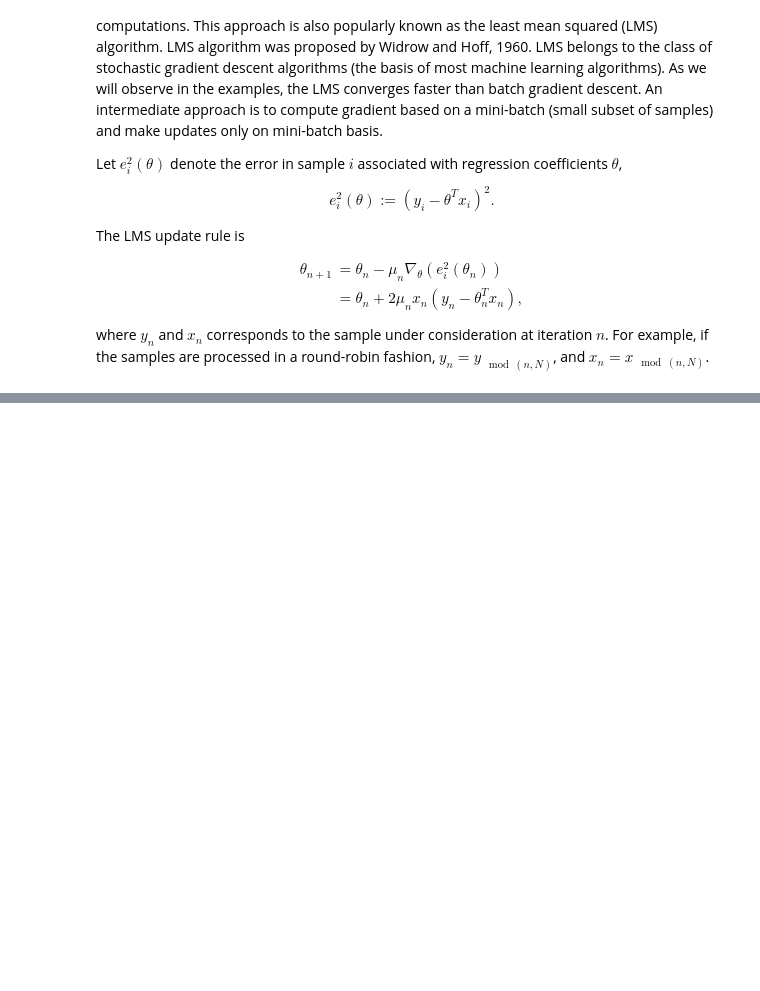
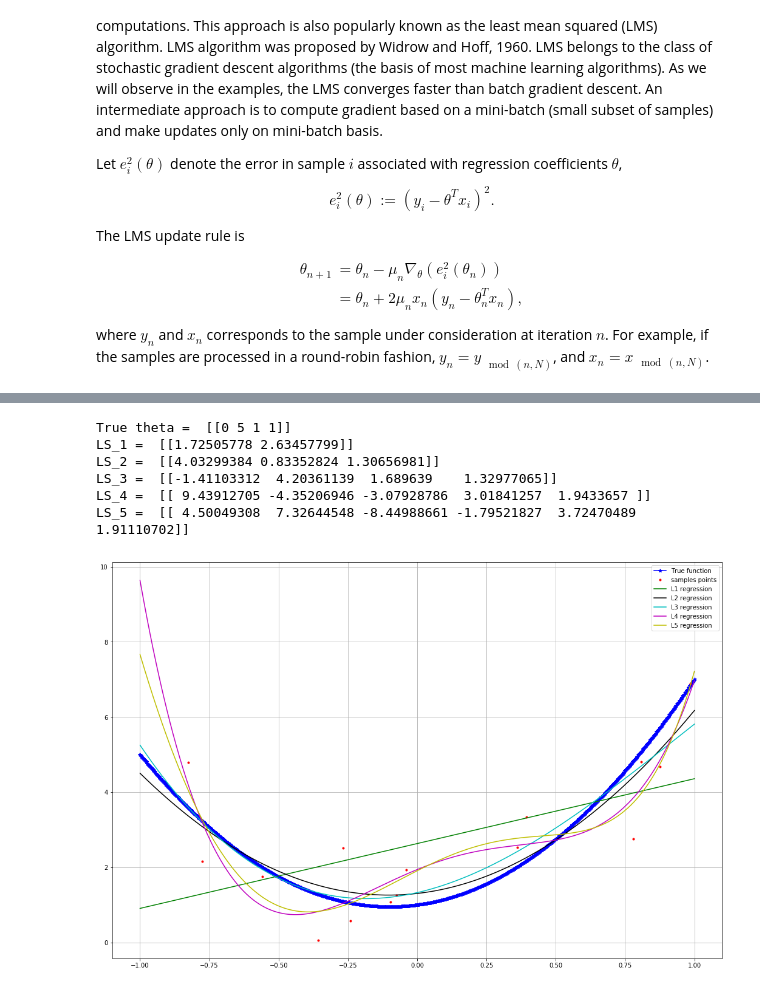
Before and after one commit to nidhin-koshy/Notebooks, a Jupyter notebook: Regression.ipynb, the cells around one changed output, grey strips where cells are left out. Saved outputs shown, nothing was run; the diff lists cells and outputs as text; code cells hidden in the pictures; blank space fills up the shorter version.

```diff
--- a/Regression.ipynb
+++ b/Regression.ipynb
@@ -226,0 +336,67 @@ Final LMS MSE =  118.29508138602898
+# %%
+x = np.array([np.linspace(-1,1,1000)]).T
+
+theta_true = np.array([[0, 5, 1, 1]]).T
+y = theta_true[0,0]*(x)**3 + theta_true[1,0]*(x)**2+ theta_true[2,0]*x+ theta_true[3,0]
+
+#print("x shape = ",x.shape)
+#print("y shape = ",y.shape)
+
+num_samples = 15
+noise_var = 1
+x_points = 2*np.random.rand(num_samples,1)-1;
+y_noisy = theta_true[0,0]*(x_points)**3 + theta_true[1,0]*(x_points)**2+theta_true[2,0]*x_points+ theta_true[3,0] + math.sqrt(noise_var)*np.random.randn(x_points.size,1);
+
+X1_points = np.concatenate((x_points,np.ones((x_points.size,1))),axis=1)
+X2_points = np.concatenate((x_points**2,x_points,np.ones((x_points.size,1))),axis=1)
+X3_points = np.concatenate((x_points**3,x_points**2,x_points,np.ones((x_points.size,1))),axis=1)
+X4_points = np.concatenate((x_points**4,x_points**3,x_points**2,x_points,np.ones((x_points.size,1))),axis=1)
+X5_points = np.concatenate((x_points**5,x_points**4,x_points**3,x_points**2,x_points,np.ones((x_points.size,1))),axis=1)
+
+LS_1 = np.matmul(np.linalg.pinv(X1_points),y_noisy)
+LS_2 = np.matmul(np.linalg.pinv(X2_points),y_noisy)
+LS_3 = np.matmul(np.linalg.pinv(X3_points),y_noisy)
+LS_4 = np.matmul(np.linalg.pinv(X4_points),y_noisy)
+LS_5 = np.matmul(np.linalg.pinv(X5_points),y_noisy)
+
+print("True theta = ", theta_true.T)
+print("LS_1 = ", LS_1.T)
+print("LS_2 = ", LS_2.T)
+print("LS_3 = ", LS_3.T)
+print("LS_4 = ", LS_4.T)
+print("LS_5 = ", LS_5.T)
+
+X1 = np.concatenate((x,np.ones((x.size,1))),axis=1)
+X2 = np.concatenate((x**2,x,np.ones((x.size,1))),axis=1)
+X3 = np.concatenate((x**3,x**2,x,np.ones((x.size,1))),axis=1)
+X4 = np.concatenate((x**4,x**3,x**2,x,np.ones((x.size,1))),axis=1)
+X5 = np.concatenate((x**5,x**4,x**3,x**2,x,np.ones((x.size,1))),axis=1)
+
+Y1 = np.matmul(X1,LS_1)
+Y2 = np.matmul(X2,LS_2)
+Y3 = np.matmul(X3,LS_3)
+Y4 = np.matmul(X4,LS_4)
+Y5 = np.matmul(X5,LS_5)
+
+
+
+plt.figure(figsize=(18,12))
+plt.plot(x,y,'-*b')
+plt.plot(x_points,y_noisy,'.r')
+
+plt.plot(x,Y1,'-g')
+plt.plot(x,Y2,'-k')
+plt.plot(x,Y3,'-c')
+plt.plot(x,Y4,'-m')
+plt.plot(x,Y5,'-y')
+plt.legend(('True function', 'samples points', 'L1 regression', 'L2 regression', 'L3 regression', 'L4 regression', 'L5 regression'))
+plt.grid(True)
+plt.show()
+# %% [output]
+True theta =  [[0 5 1 1]]
+LS_1 =  [[1.72505778 2.63457799]]
+LS_2 =  [[4.03299384 0.83352824 1.30656981]]
+LS_3 =  [[-1.41103312  4.20361139  1.689639    1.32977065]]
+LS_4 =  [[ 9.43912705 -4.35206946 -3.07928786  3.01841257  1.9433657 ]]
+LS_5 =  [[ 4.50049308  7.32644548 -8.44988661 -1.79521827  3.72470489  1.91110702]]
+[figure, added]
```
Also changed, not shown: parts of 10 cells of this notebook.
